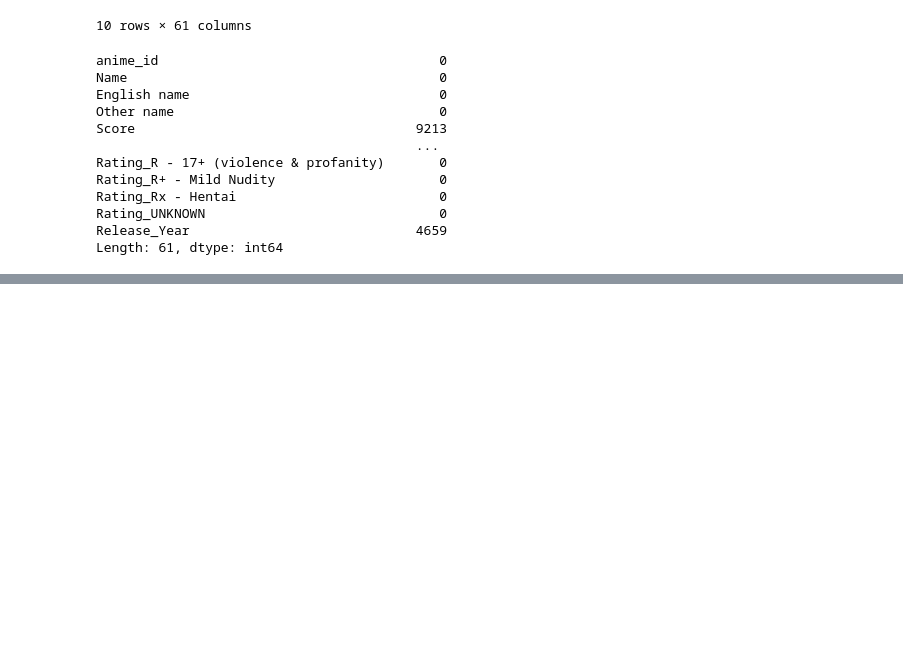
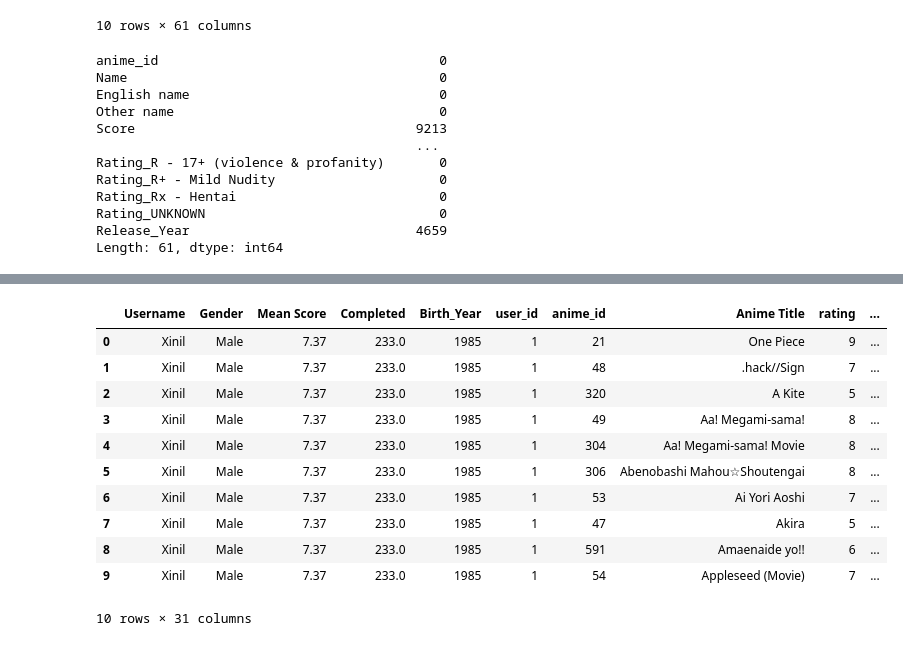
Before and after one commit to SavageCat05/Manga-Recommender, a Jupyter notebook: core/anime_recommender.ipynb, the cells around one changed output, grey strips where cells are left out. Saved outputs shown, nothing was run; the diff lists cells and outputs as text; code cells hidden in the pictures; blank space fills up the shorter version.

```diff
--- a/core/anime_recommender.ipynb
+++ b/core/anime_recommender.ipynb
@@ -546,0 +548,3 @@ memory usage: 9.8+ MB
+# %%
+user_data_temp_final_path = "user_data_temp_final.csv"
+OneUser_multiAnime_df = pd.read_csv(user_data_temp_final_path)
@@ -546,0 +632,22 @@ memory usage: 9.8+ MB
+# %%
+merged_df = pd.merge(
+    OneUser_multiAnime_df,
+    df_anime_genre,
+    on='anime_id',
+    how='inner'
+)
+# %%
+merged_df.head(10)
+# %% [output]
+|  | Username | Gender | Mean Score | Completed | Birth_Year | user_id | anime_id | Anime Title | rating | ... |
+| 0 | Xinil | Male | 7.37 | 233.0 | 1985 | 1 | 21 | One Piece | 9 | ... |
+| 1 | Xinil | Male | 7.37 | 233.0 | 1985 | 1 | 48 | .hack//Sign | 7 | ... |
+| 2 | Xinil | Male | 7.37 | 233.0 | 1985 | 1 | 320 | A Kite | 5 | ... |
+| 3 | Xinil | Male | 7.37 | 233.0 | 1985 | 1 | 49 | Aa! Megami-sama! | 8 | ... |
+| 4 | Xinil | Male | 7.37 | 233.0 | 1985 | 1 | 304 | Aa! Megami-sama! Movie | 8 | ... |
+| 5 | Xinil | Male | 7.37 | 233.0 | 1985 | 1 | 306 | Abenobashi Mahou☆Shoutengai | 8 | ... |
+| 6 | Xinil | Male | 7.37 | 233.0 | 1985 | 1 | 53 | Ai Yori Aoshi | 7 | ... |
+| 7 | Xinil | Male | 7.37 | 233.0 | 1985 | 1 | 47 | Akira | 5 | ... |
+| 8 | Xinil | Male | 7.37 | 233.0 | 1985 | 1 | 591 | Amaenaide yo!! | 6 | ... |
+| 9 | Xinil | Male | 7.37 | 233.0 | 1985 | 1 | 54 | Appleseed (Movie) | 7 | ... |
+10 rows × 31 columns
```
Also changed, not shown: parts of 22 cells of this notebook, 1 other file.
